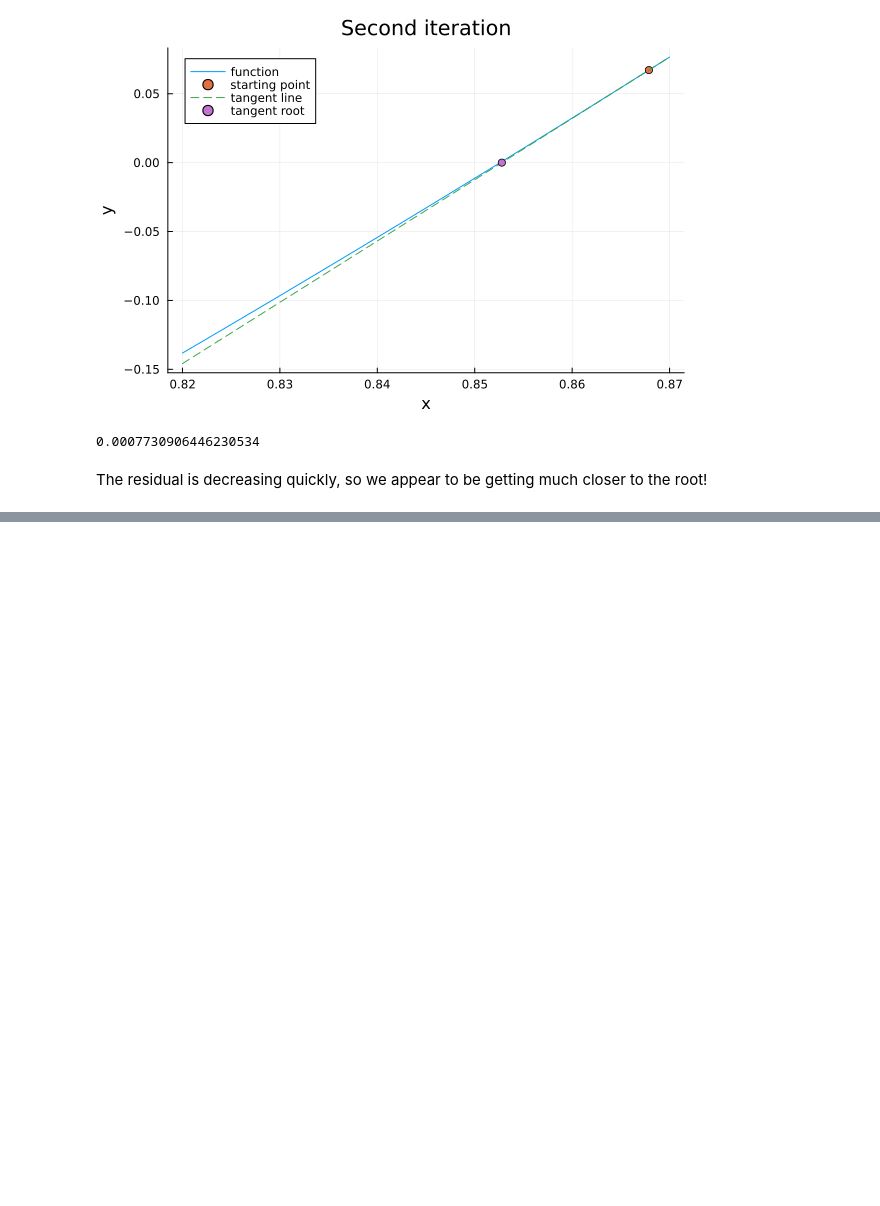
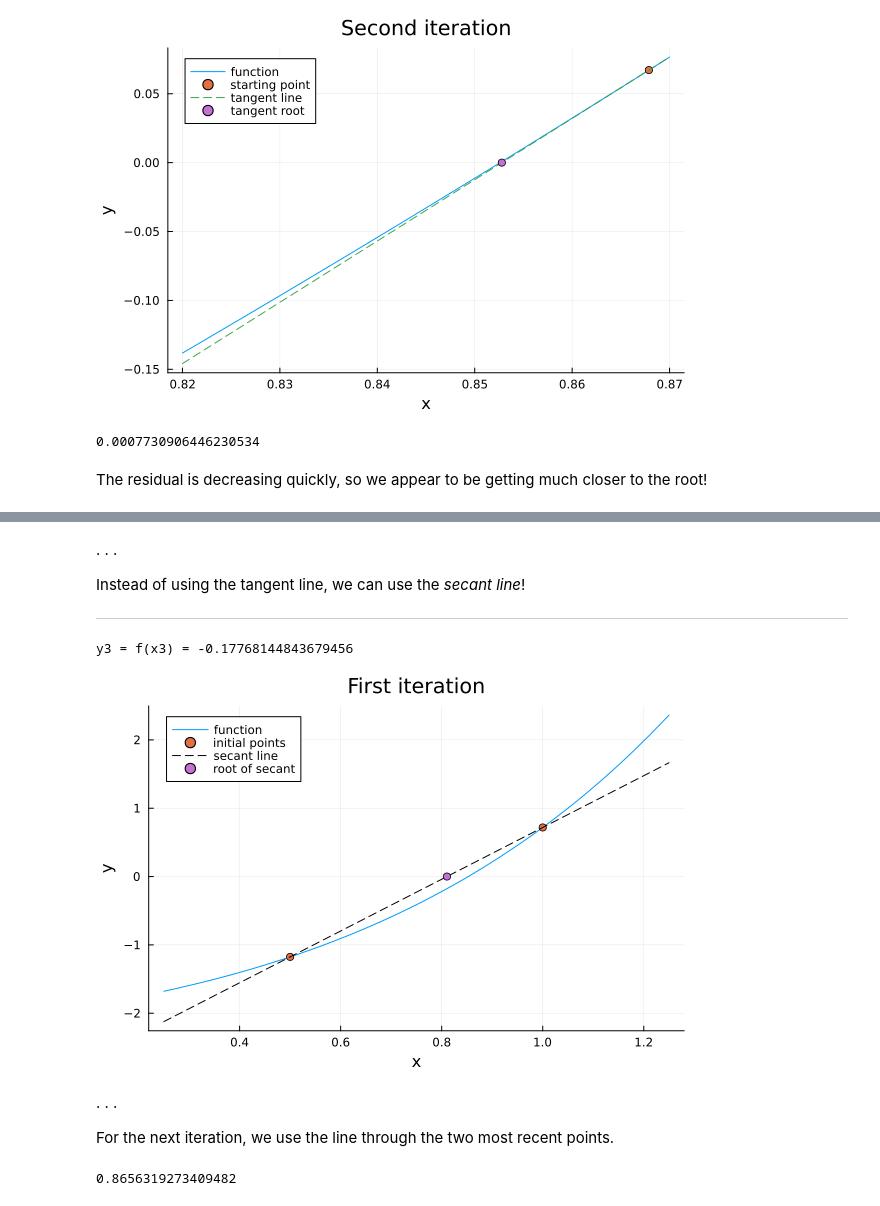
Before and after one commit to jamiehadd/164-ScientificComputing, a Jupyter notebook: Lecture10/Lecture10.ipynb, the cells around one changed output, grey strips where cells are left out. Saved outputs shown, nothing was run; the diff lists cells and outputs as text; code cells hidden in the pictures; blank space fills up the shorter version.

```diff
--- a/Lecture10/Lecture10.ipynb
+++ b/Lecture10/Lecture10.ipynb
@@ -160,0 +364,26 @@ We can rewrite the update in terms of the $\epsilon$s as $$\epsilon_{k+1} + r =
+# %% [markdown]
+. . .
+
+Instead of using the tangent line, we can use the *secant line*!
+
+---
+# %%
+m2 = (y2-y1)/(x2-x1)
+secantline = x -> y2 + m2*(x-x2)
+plot!(secantline,0.25,1.25,label="secant line",l=:dash,color=:black)
+
+x3 = x2 - y2/m2
+@show y3 = f(x3)
+scatter!([x3],[0],label="root of secant", title="First iteration")
+# %% [output]
+y3 = f(x3) = -0.17768144843679456
+[figure, added]
+# %% [markdown]
+. . .
+
+For the next iteration, we use the line through the two most recent points.
+# %%
+m3 = (y3-y2)/(x3-x2)
+x4 = x3 - y3/m3
+# %% [output]
+0.8656319273409482
```
Also changed, not shown: parts of 32 cells of this notebook, 3 other files.
